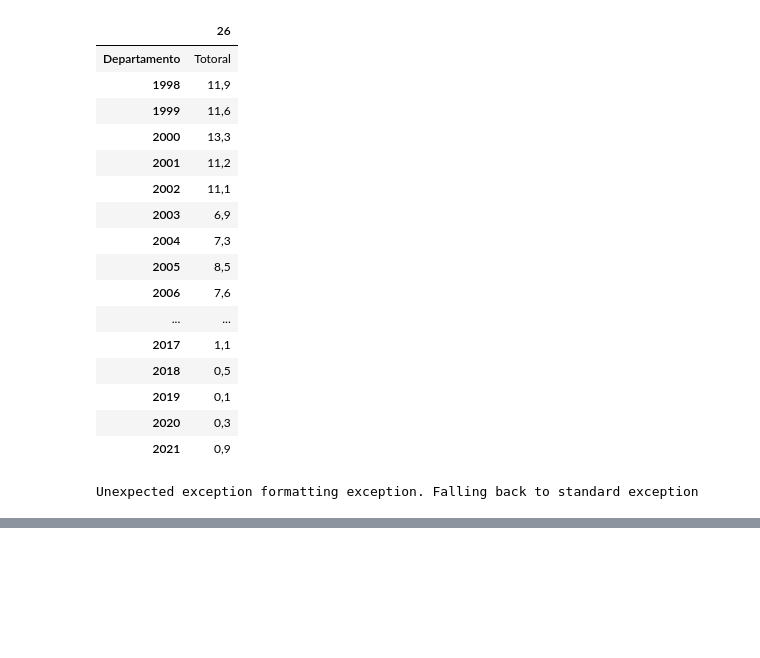
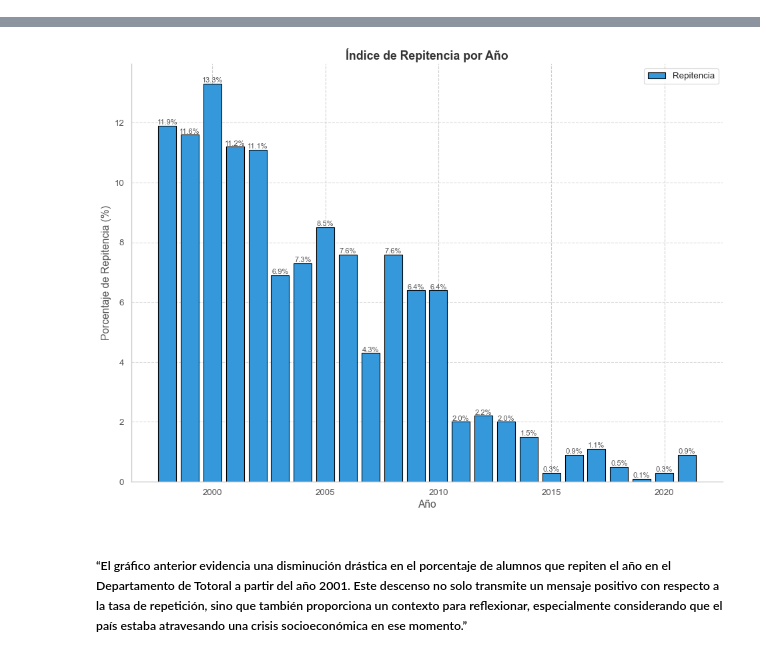
Before and after one commit to RenzoReyna88/Python-for-dataanalysis, a Jupyter notebook: investigacion-sistema-educativo-Cba/data.ipynb, the cells around one changed output, grey strips where cells are left out. Cells and saved outputs as stored; diff of their text form; code cells hidden in the pictures; blank space fills up the shorter version.

```diff
--- a/investigacion-sistema-educativo-Cba/data.ipynb
+++ b/investigacion-sistema-educativo-Cba/data.ipynb
@@ -54,25 +362,6 @@ data_frame.T
 1 rows × 25 columns
-# %%
-data_frame
-# %% [output]
-|  | 26 |
-| Departamento | Totoral |
-| 1998 | 11,9 |
-| 1999 | 11,6 |
-| 2000 | 13,3 |
-| 2001 | 11,2 |
-| 2002 | 11,1 |
-| 2003 | 6,9 |
-| 2004 | 7,3 |
-| 2005 | 8,5 |
-| 2006 | 7,6 |
-| ... | ... |
-| 2017 | 1,1 |
-| 2018 | 0,5 |
-| 2019 | 0,1 |
-| 2020 | 0,3 |
-| 2021 | 0,9 |
 # %%
+# Datos correspondientes al porcentaje de alumnos repitentes del nivel primario en el Dpto. Totoral
 data = {
     'Año': list(range(1998, 2022)),
     'Totoral': [11.9, 11.6, 13.3, 11.2, 11.1, 6.9, 7.3, 8.5, 7.6, 4.3, 7.6, 6.4, 6.4, 2, 2.2, 2, 1.5, 0.3, 0.9, 1.1, 0.5, 0.1, 0.3, 0.9]
@@ -87,12 +376,12 @@ sns.set(style="whitegrid", rc={"grid.linestyle": '--'})
 fig, ax = plt.subplots(figsize=(12, 9), dpi=80)
 
 # Crear el gráfico de barras
-bars = ax.bar(nuevo_df['Año'], nuevo_df['Totoral'], color='#3498db', edgecolor='black')
+bars = ax.bar(nuevo_df['Año'], nuevo_df['Totoral'], color='#3498db', edgecolor='black', linewidth=1)
 
 # Añadir etiquetas y título
-plt.title('Índice de repitencia por Año', fontsize=16, fontweight='bold', color='#333333')
+plt.title('Índice de Repitencia por Año', fontsize=16, fontweight='bold', color='#333333')
 plt.xlabel('Año', fontsize=14, color='#555555')
-plt.ylabel('Porcentaje de repitencia (%)', fontsize=14, color='#555555')
+plt.ylabel('Porcentaje de Repitencia (%)', fontsize=14, color='#555555')
 plt.xticks(fontsize=12, color='#555555')
 plt.yticks(fontsize=12, color='#555555')
 
@@ -108,10 +397,9 @@ plt.legend(['Repitencia'], loc='upper right', fontsize=12)
 plt.grid(axis='y', linestyle='--', alpha=0.7)
 
 # Eliminar bordes innecesarios
-plt.box(False)
+sns.despine()
 
 # Mostrar el gráfico
 plt.tight_layout()
 plt.show()
 # %% [output]
-Unexpected exception formatting exception. Falling back to standard exception
@@ -134,0 +406,3 @@ pygments.util.ClassNotFound: Could not find style module 'pygments.styles.defaul
+[figure, added]
+# %% [markdown]
+##### “El gráfico anterior evidencia una disminución drástica en el porcentaje de alumnos que repiten el año en el Departamento de Totoral a partir del año 2001. Este descenso no solo transmite un mensaje positivo con respecto a la tasa de repetición, sino que también proporciona un contexto para reflexionar, especialmente considerando que el país estaba atravesando una crisis socioeconómica en ese momento.”
```
Also changed, not shown: parts of 31 cells of this notebook, 10 other files.
